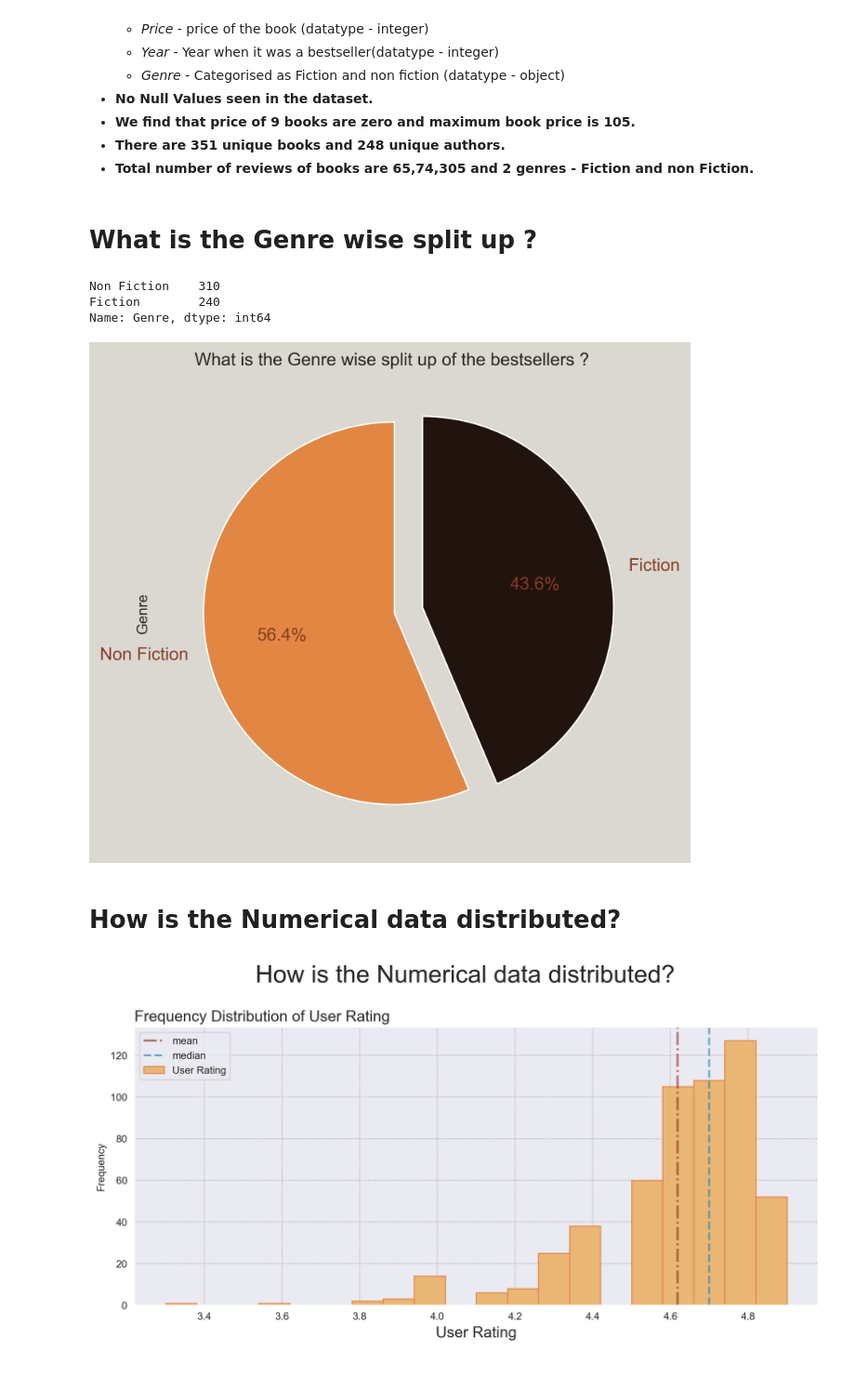
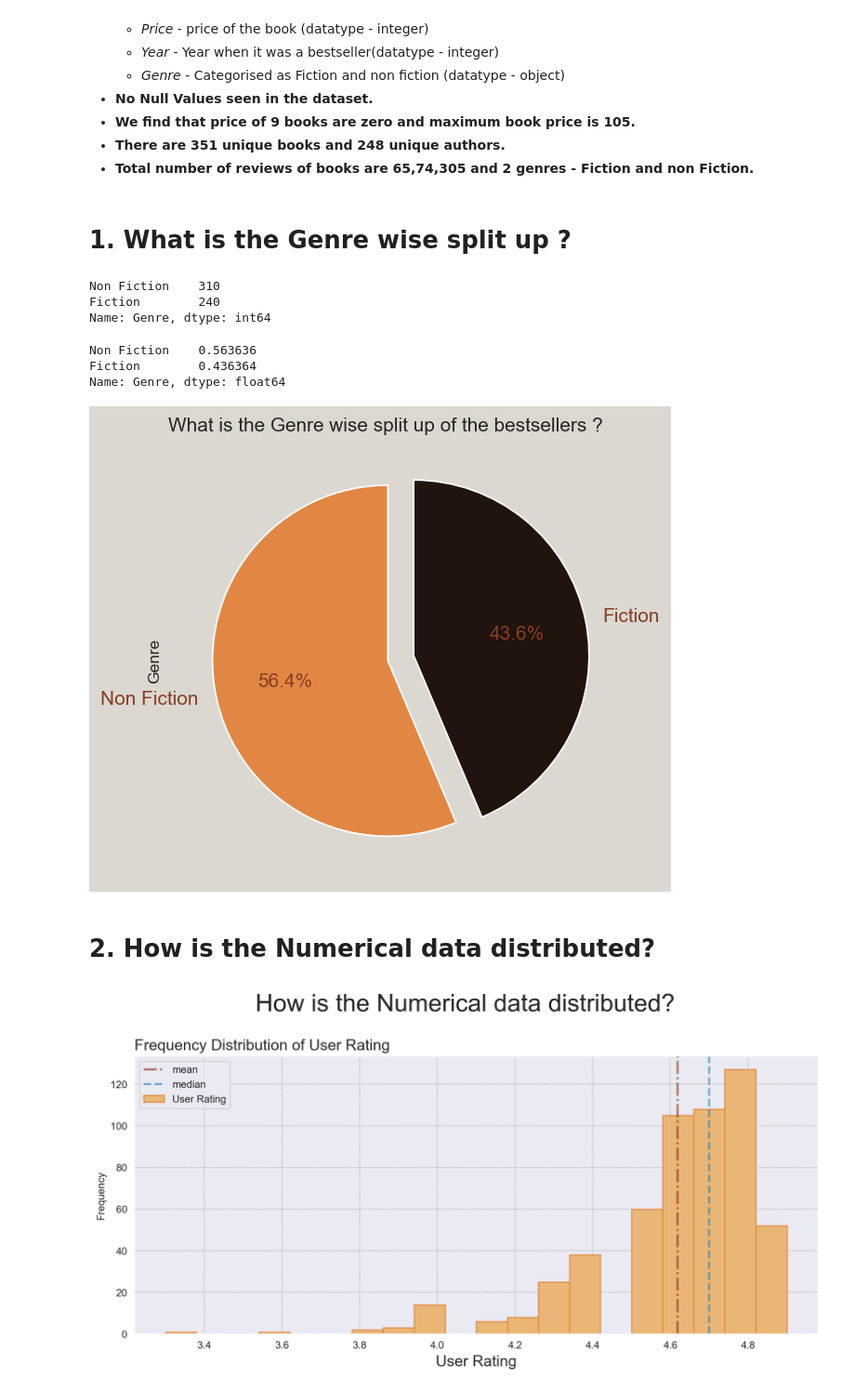
Before and after one commit to pypulp/Capstone_pulp, a Jupyter notebook: 02 Pandas Datasets/05 EDA -on-amazon-top-50-bestselling-books-2009-2019.ipynb, the cells around one changed output. Shown at 93% size. Drawn from its saved outputs; the diff is of its cells as text; code cells hidden in the pictures.

```diff
--- a/02 Pandas Datasets/05 EDA -on-amazon-top-50-bestselling-books-2009-2019.ipynb
+++ b/02 Pandas Datasets/05 EDA -on-amazon-top-50-bestselling-books-2009-2019.ipynb
@@ -32,5 +19,5 @@ sns.set_style("darkgrid",{"grid.color": ".6", "grid.linestyle": ":"})
 # %%
-df = pd.read_csv('bestsellers with categories.csv')
+df = pd.read_csv('05 data amazon bestsellers.csv')
 # %% [markdown]
 ## Understanding the dataset:
 # %%
@@ -154,26 +141,31 @@ df[df["Price"]==0][["Name","Author", "Price"]].drop_duplicates()
 * **There are 351 unique books and 248 unique authors.**
 * **Total number of reviews of books are 65,74,305 and 2 genres - Fiction and non Fiction.**
 # %% [markdown]
-# What is the Genre wise split up ?
+# 1. What is the Genre wise split up ?
 # %%
 df["Genre"].value_counts()
 # %% [output]
 Non Fiction    310
 Fiction        240
 Name: Genre, dtype: int64
+# %%
+df["Genre"].value_counts(normalize =True)
+# %% [output]
+Non Fiction    0.563636
+Fiction        0.436364
+Name: Genre, dtype: float64
 # %%
-plt.figure(figsize=(6,6), facecolor = "#dbd8d1")
+plt.figure(figsize=(5,5), facecolor = "#dbd8d1")
 (df["Genre"].value_counts()/len(df["Genre"]) *100).plot.pie(explode=(0, 0.15), colors =["#e28743","#21130d"],
                        startangle=90,autopct='%1.1f%%',textprops={'color':"#873e23"},fontsize=12)
 
-plt.gcf().set_dpi(300)
+plt.gcf().set_dpi(125)
 
-plt.title("What is the Genre wise split up of the bestsellers ? ")
-plt.savefig('01 Genre Wise split .png',bbox_inches='tight');
+plt.title("What is the Genre wise split up of the bestsellers ? ");
 # %% [output]
-[figure, old version]
+[figure, new version]
 # %% [markdown]
-# How is the Numerical data distributed?
+# 2. How is the Numerical data distributed?
 # %%
 plt.suptitle("How is the Numerical data distributed?",fontsize =24,y=1.05)
 
```
Also changed, not shown: parts of 33 cells of this notebook, 11 other files.
